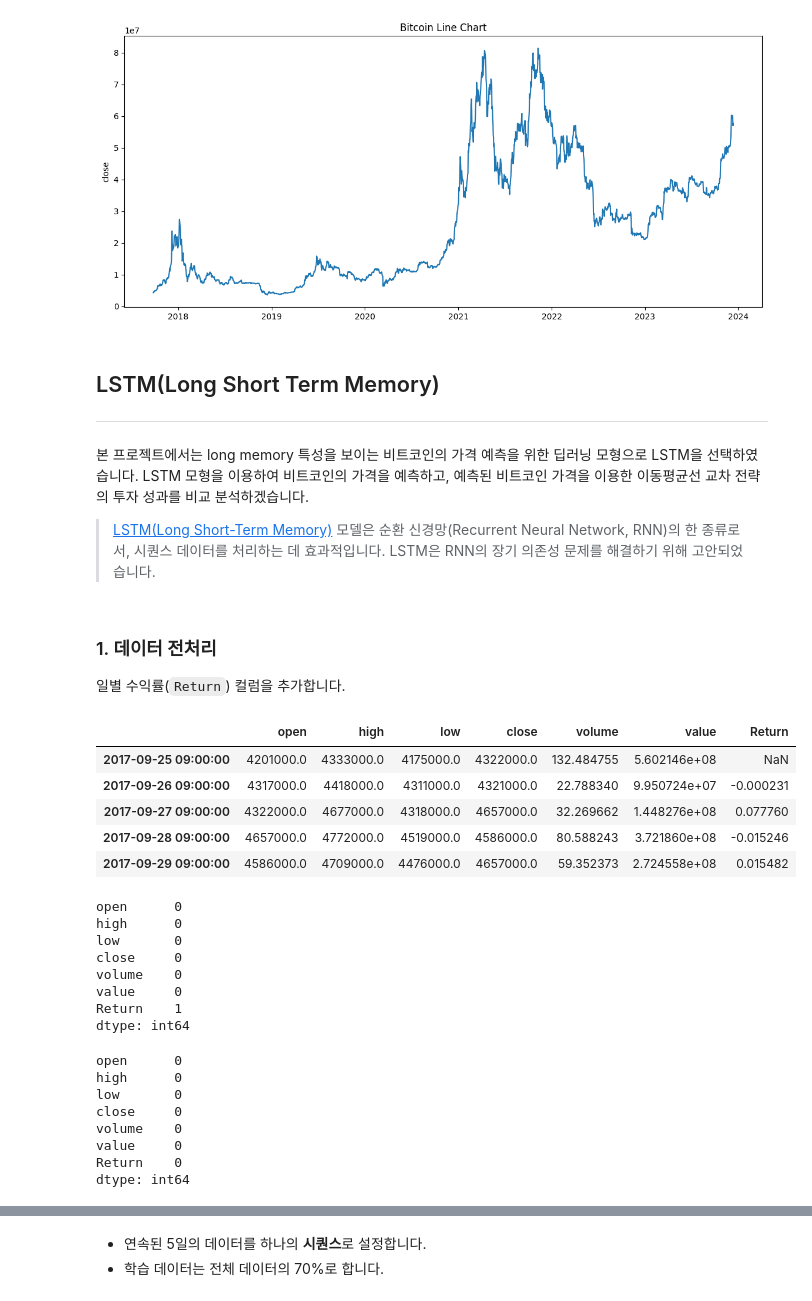
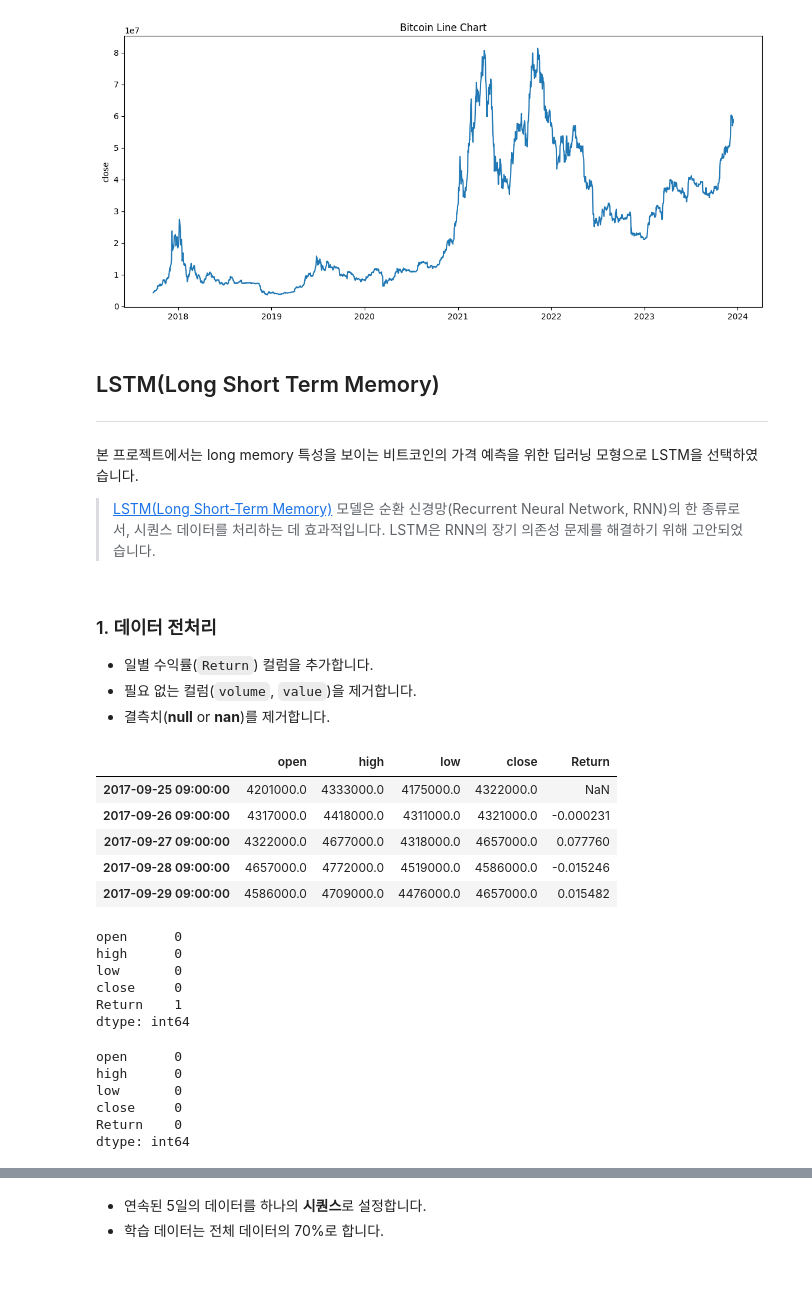
Before and after one commit to lagonee23/price-prediction-models, a Jupyter notebook: bitcoin_price_model.ipynb, the cells around one changed output, grey strips where cells are left out. Drawn from its saved outputs; the diff is of its cells as text; code cells hidden in the pictures; blank space fills up the shorter version.

```diff
--- a/bitcoin_price_model.ipynb
+++ b/bitcoin_price_model.ipynb
@@ -84,25 +84,28 @@ plt.title('Bitcoin Line Chart');
 # %% [markdown]
 ## LSTM(Long Short Term Memory)
 ---
-본 프로젝트에서는 long memory 특성을 보이는 비트코인의 가격 예측을 위한 딥러닝 모형으로 LSTM을 선택하였습니다. LSTM 모형을 이용하여 비트코인의 가격을 예측하고, 예측된 비트코인 가격을 이용한 이동평균선 교차 전략의 투자 성과를 비교 분석하겠습니다.
+본 프로젝트에서는 long memory 특성을 보이는 비트코인의 가격 예측을 위한 딥러닝 모형으로 LSTM을 선택하였습니다.
 
 > [LSTM(Long Short-Term Memory)](https://wikidocs.net/152773) 모델은 순환 신경망(Recurrent Neural Network, RNN)의 한 종류로서, 시퀀스 데이터를 처리하는 데 효과적입니다. LSTM은 RNN의 장기 의존성 문제를 해결하기 위해 고안되었습니다.
 # %% [markdown]
 ### 1. 데이터 전처리
-일별 수익률(`Return`) 컬럼을 추가합니다.
+* 일별 수익률(`Return`) 컬럼을 추가합니다.
+* 필요 없는 컬럼(`volume`, `value`)을 제거합니다.
+* 결측치(**null** or **nan**)를 제거합니다.
 # %%
 # 원본 복사
 df = df_origin.copy()
 
 df['Return'] = df['close'].pct_change()
+df.drop(['volume', 'value'], axis=1, inplace=True)
 df.head()
 # %% [output]
-|  | open | high | low | close | volume | value | Return |
-| 2017-09-25 09:00:00 | 4201000.0 | 4333000.0 | 4175000.0 | 4322000.0 | 132.484755 | 5.602146e+08 | NaN |
-| 2017-09-26 09:00:00 | 4317000.0 | 4418000.0 | 4311000.0 | 4321000.0 | 22.788340 | 9.950724e+07 | -0.000231 |
-| 2017-09-27 09:00:00 | 4322000.0 | 4677000.0 | 4318000.0 | 4657000.0 | 32.269662 | 1.448276e+08 | 0.077760 |
-| 2017-09-28 09:00:00 | 4657000.0 | 4772000.0 | 4519000.0 | 4586000.0 | 80.588243 | 3.721860e+08 | -0.015246 |
-| 2017-09-29 09:00:00 | 4586000.0 | 4709000.0 | 4476000.0 | 4657000.0 | 59.352373 | 2.724558e+08 | 0.015482 |
+|  | open | high | low | close | Return |
+| 2017-09-25 09:00:00 | 4201000.0 | 4333000.0 | 4175000.0 | 4322000.0 | NaN |
+| 2017-09-26 09:00:00 | 4317000.0 | 4418000.0 | 4311000.0 | 4321000.0 | -0.000231 |
+| 2017-09-27 09:00:00 | 4322000.0 | 4677000.0 | 4318000.0 | 4657000.0 | 0.077760 |
+| 2017-09-28 09:00:00 | 4657000.0 | 4772000.0 | 4519000.0 | 4586000.0 | -0.015246 |
+| 2017-09-29 09:00:00 | 4586000.0 | 4709000.0 | 4476000.0 | 4657000.0 | 0.015482 |
 # %%
 # 결측치 확인
 df.isnull().sum()
@@ -111,8 +114,6 @@ open      0
 high      0
 low       0
 close     0
-volume    0
-value     0
 Return    1
 dtype: int64
 # %%
@@ -124,7 +125,5 @@ open      0
 high      0
 low       0
 close     0
-volume    0
-value     0
 Return    0
 dtype: int64
```
Also changed, not shown: parts of 25 cells of this notebook.
